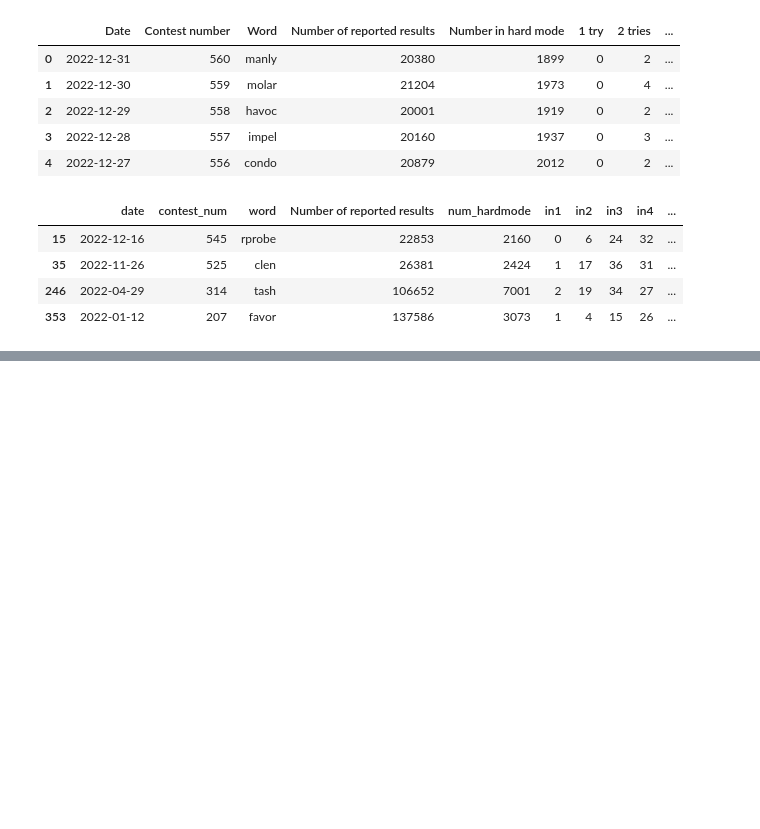
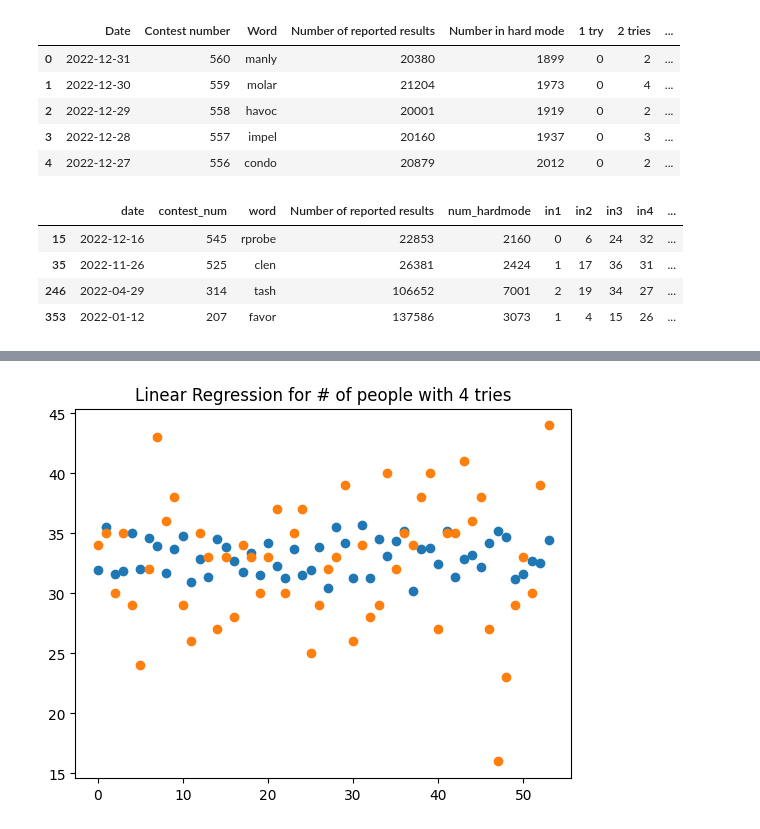
Before and after one commit to carlostbello/COMAP2023, a Jupyter notebook: src/main.ipynb, the cells around one changed output, grey strips where cells are left out. Cells and saved outputs as stored; diff of their text form; code cells hidden in the pictures; blank space fills up the shorter version.

```diff
--- a/src/main.ipynb
+++ b/src/main.ipynb
@@ -49,0 +100,12 @@ X_train, X_test, y_train, y_test = train_test_split(X,y3,test_size=0.3,random_st
+# %%
+model=LinearRegression()
+model.fit(X_train,y_train.in4)
+preds = model.predict(X_test)
+
+x = range(len(preds))
+plt.title('Linear Regression for # of people with 4 tries')
+plt.scatter(x,preds)
+plt.scatter(x,y_test.in4)
+plt.show()
+# %% [output]
+[figure, added]
```
Also changed, not shown: parts of 13 cells of this notebook.
